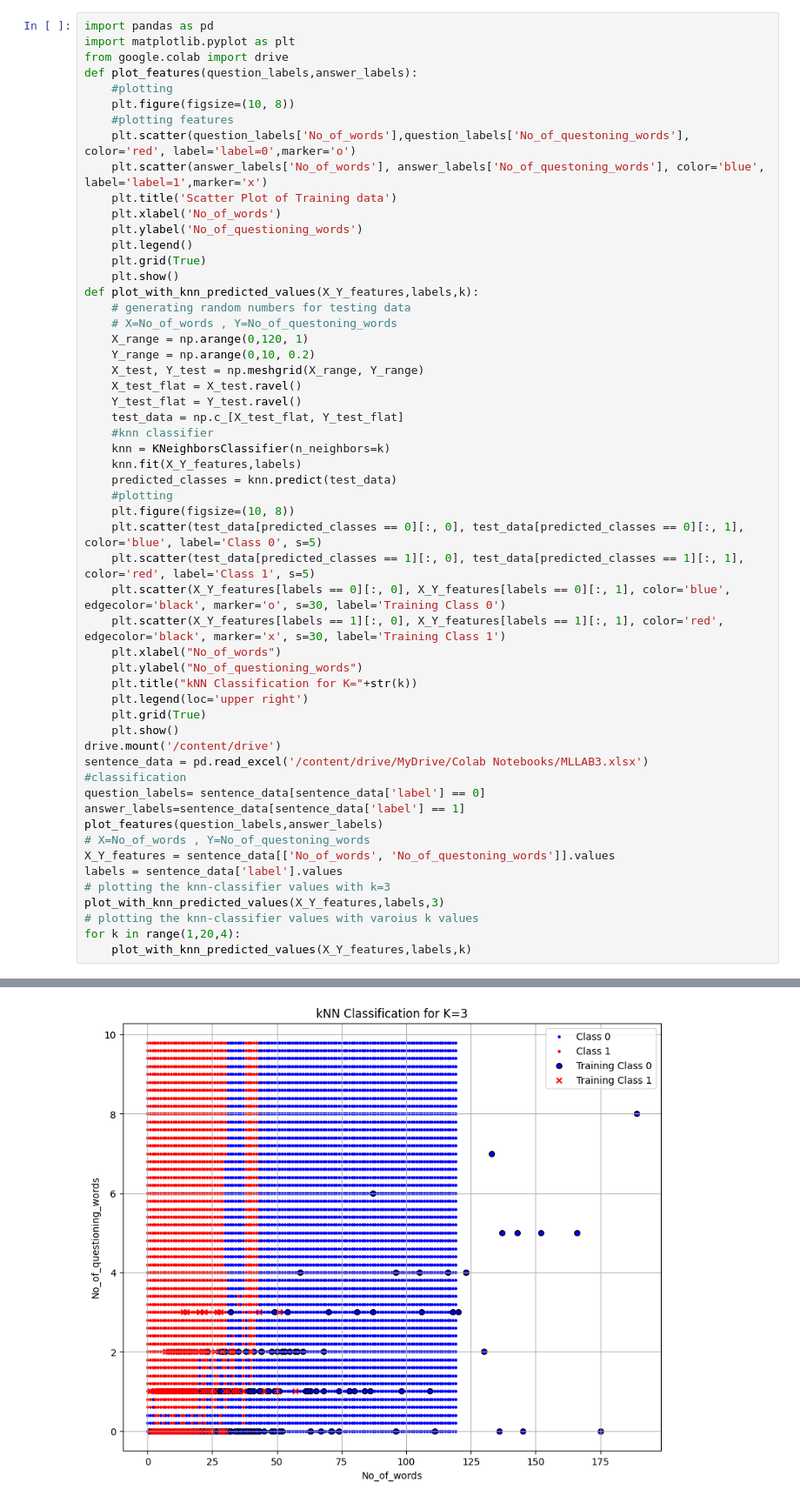
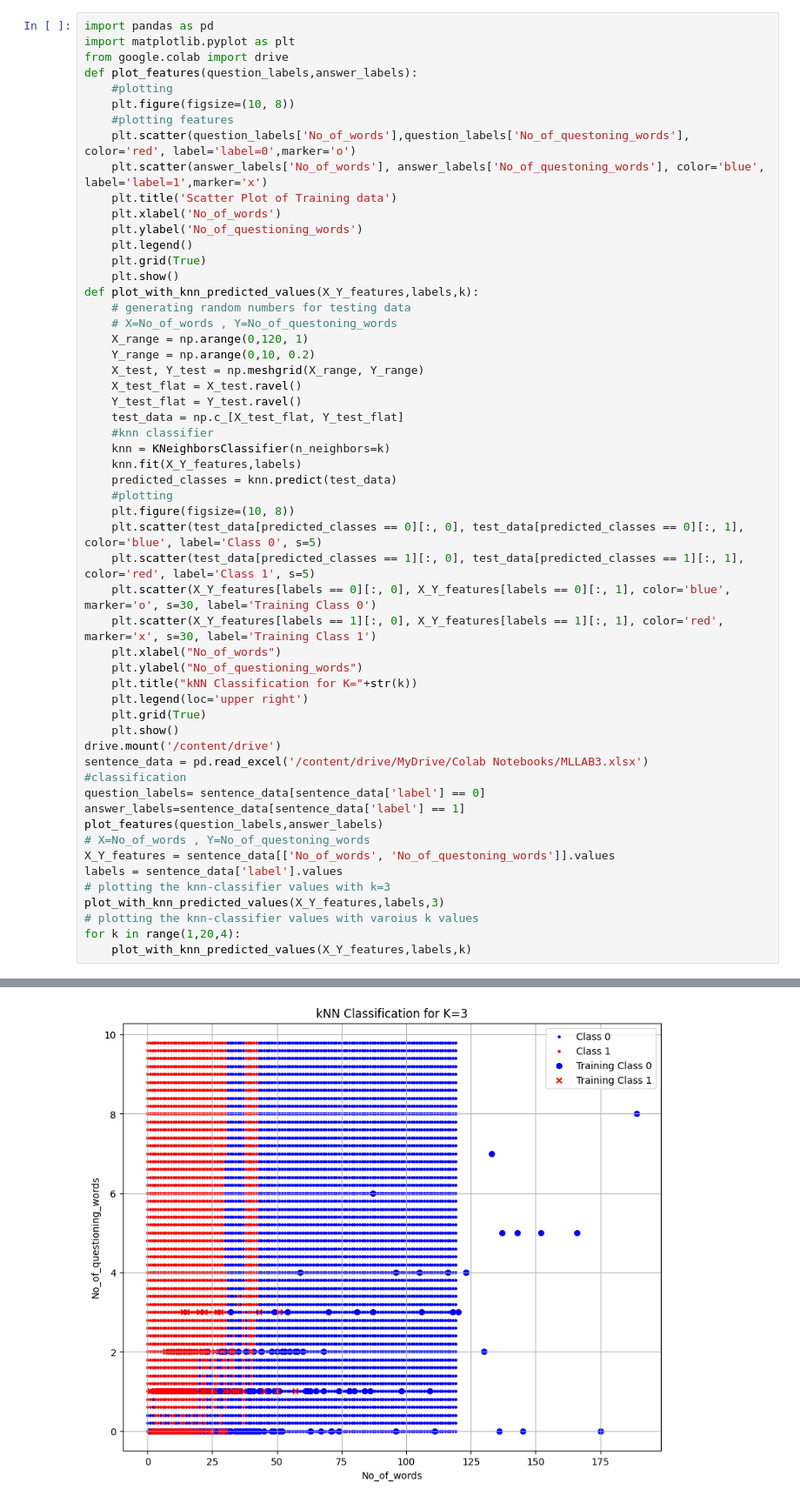
Before and after one commit to navyareddykunuthuru/Machine-Learning, a Jupyter notebook: Lab_Session_4.ipynb, the cells around one changed output, grey strips where cells are left out. Shown at 87% size. Drawn from its saved outputs; the diff is of its cells as text.

```diff
--- a/Lab_Session_4.ipynb
+++ b/Lab_Session_4.ipynb
@@ -250,8 +265,8 @@ def plot_with_knn_predicted_values(X_Y_features,labels,k):
     plt.figure(figsize=(10, 8))
     plt.scatter(test_data[predicted_classes == 0][:, 0], test_data[predicted_classes == 0][:, 1], color='blue', label='Class 0', s=5)
     plt.scatter(test_data[predicted_classes == 1][:, 0], test_data[predicted_classes == 1][:, 1], color='red', label='Class 1', s=5)
-    plt.scatter(X_Y_features[labels == 0][:, 0], X_Y_features[labels == 0][:, 1], color='blue', edgecolor='black', marker='o', s=30, label='Training Class 0')
-    plt.scatter(X_Y_features[labels == 1][:, 0], X_Y_features[labels == 1][:, 1], color='red', edgecolor='black', marker='x', s=30, label='Training Class 1')
+    plt.scatter(X_Y_features[labels == 0][:, 0], X_Y_features[labels == 0][:, 1], color='blue', marker='o', s=30, label='Training Class 0')
+    plt.scatter(X_Y_features[labels == 1][:, 0], X_Y_features[labels == 1][:, 1], color='red', marker='x', s=30, label='Training Class 1')
     plt.xlabel("No_of_words")
     plt.ylabel("No_of_questioning_words")
     plt.title("kNN Classification for K="+str(k))
@@ -277,2 +292,2 @@ Mounted at /content/drive
 [figure]
-[figure, old version]
+[figure, new version]
```
Also changed, not shown: parts of 7 cells of this notebook.
